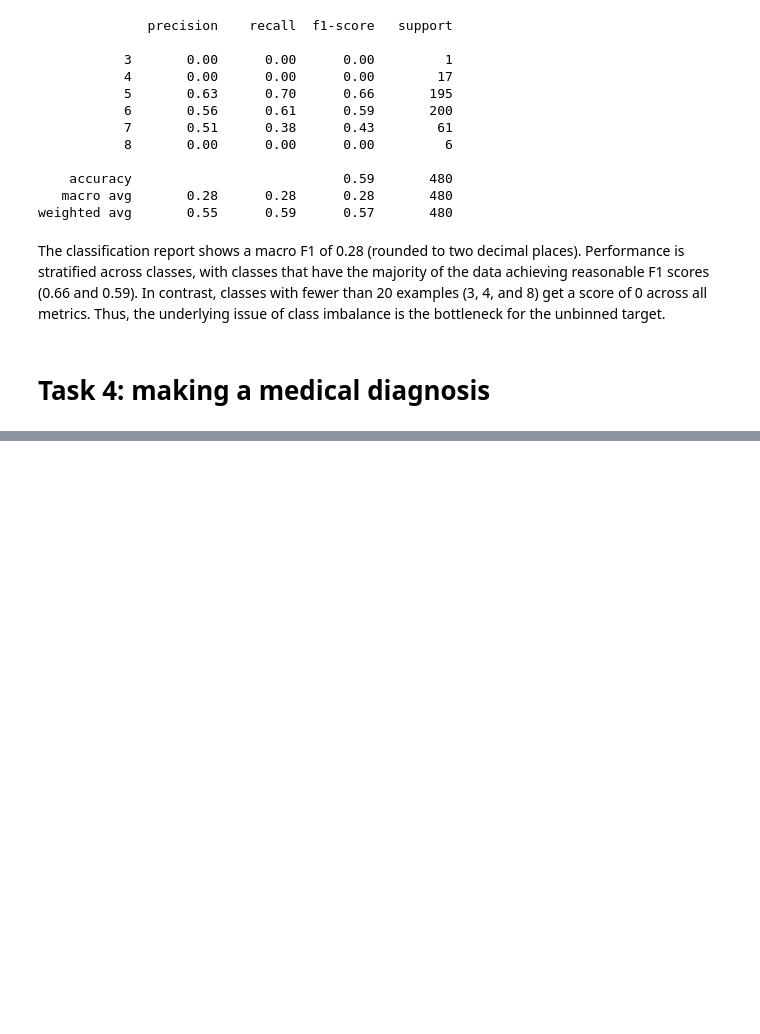
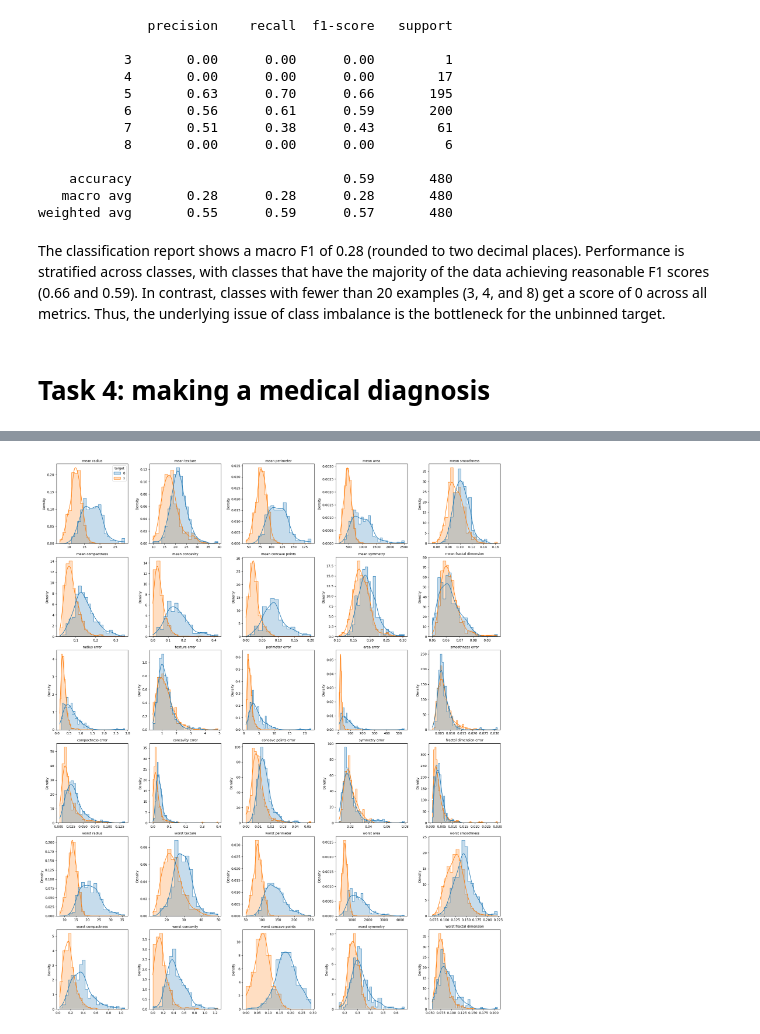
Before and after one commit to KaraboNtsie/Machine_learning, a Jupyter notebook: Assignements/ML2.ipynb, the cells around one changed output, grey strips where cells are left out. Drawn from its saved outputs; the diff is of its cells as text; code cells hidden in the pictures; blank space fills up the shorter version.

```diff
--- a/Assignements/ML2.ipynb
+++ b/Assignements/ML2.ipynb
@@ -571,0 +578,9 @@ The classification report shows a macro F1 of 0.28 (rounded to two decimal place
+# %%
+cancer = load_breast_cancer(as_frame=True)
+cancer_df = cancer.data
+cancer_df['target'] = cancer.target
+
+feature_names = cancer.feature_names
+target_names = cancer.target_names
+
+cancer_df.head()
@@ -571,0 +725,27 @@ The classification report shows a macro F1 of 0.28 (rounded to two decimal place
+# %%
+feature_cols = feature_names
+
+n_cols = 5
+n_rows = -(-len(feature_cols) // n_cols)
+
+fig, axes = plt.subplots(n_rows, n_cols, figsize=(20, 4 * n_rows))
+axes = axes.flatten()
+
+for i, col in enumerate(feature_cols):
+    sns.histplot(
+        data=cancer_df, x=col, hue='target',
+        kde=True, element='step', stat='density',
+        common_norm=False,
+        ax=axes[i], legend=(i == 0)
+    )
+    axes[i].set_title(col, fontsize=10)
+    axes[i].set_xlabel('')
+
+
+for j in range(len(feature_cols), len(axes)):
+    axes[j].set_visible(False)
+
+plt.tight_layout()
+plt.show()
+# %% [output]
+[figure, added]
```
Also changed, not shown: parts of 29 cells of this notebook.
